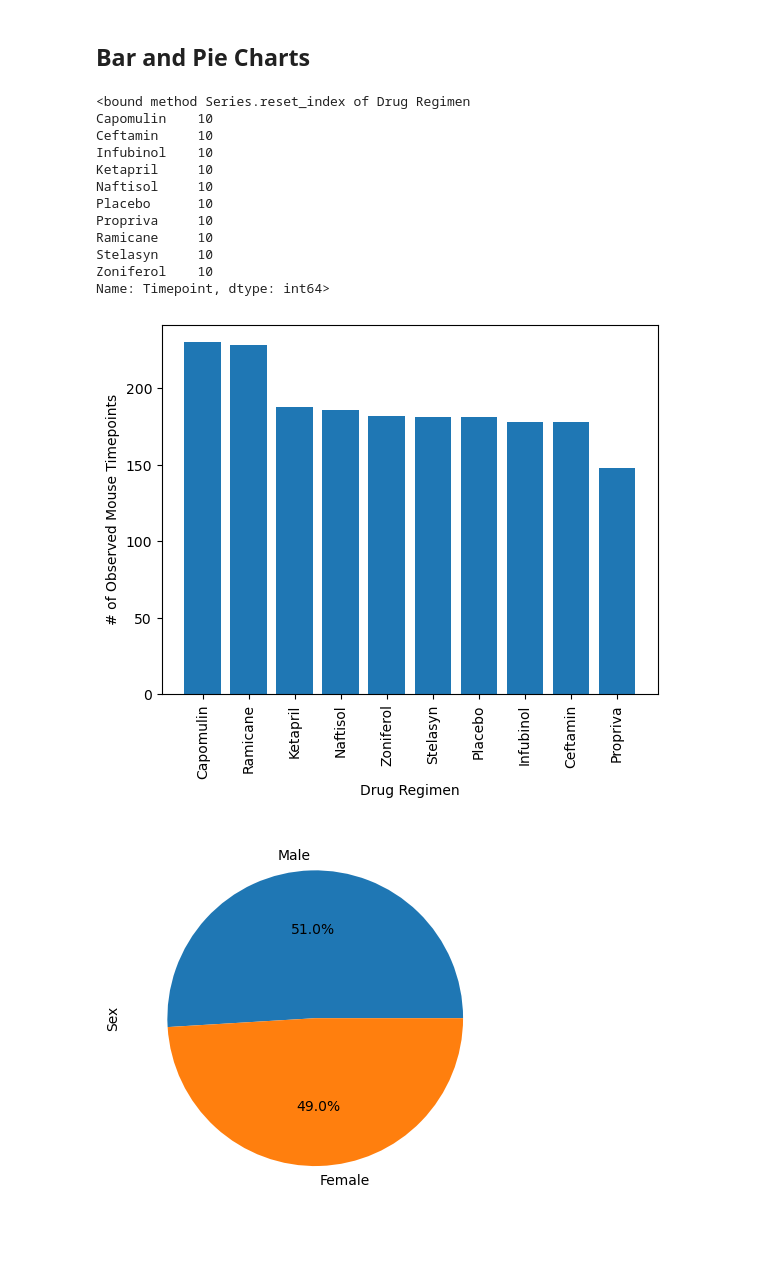
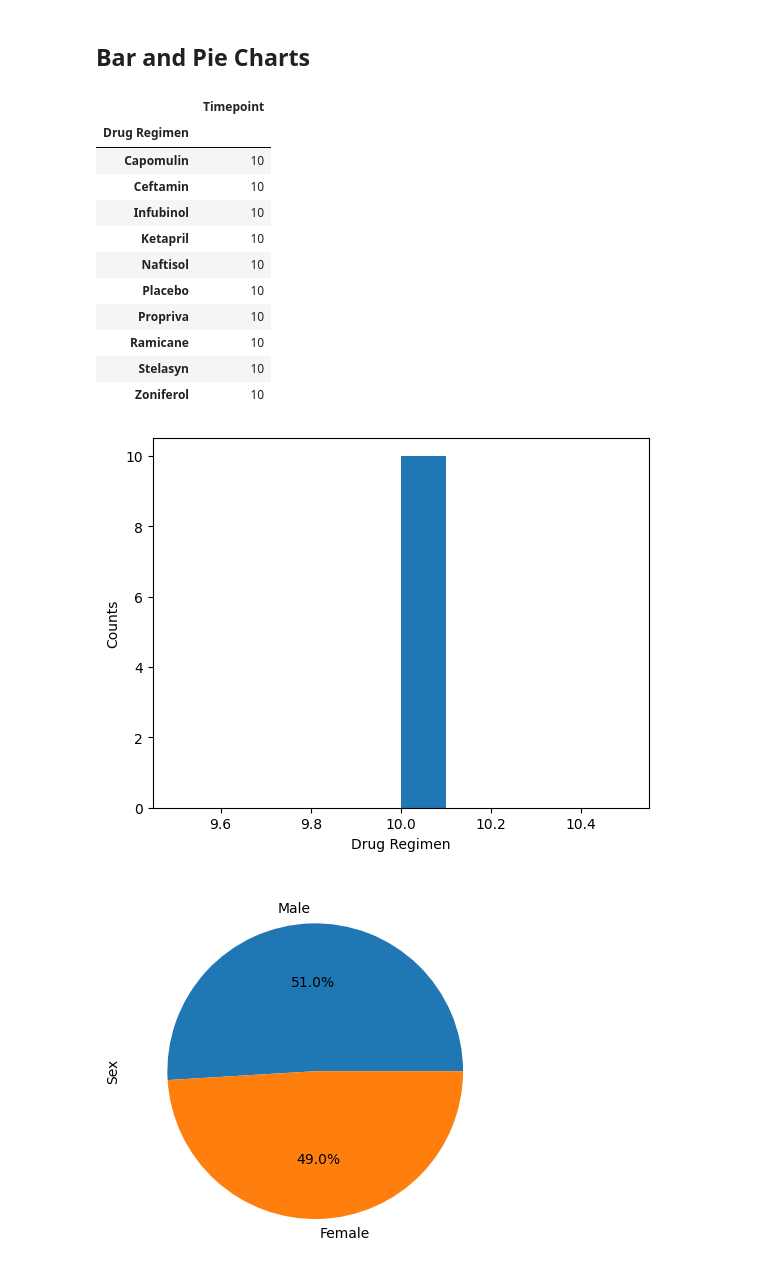
Before and after one commit to RickGrimesCodes/Module-5-Challenge, a Jupyter notebook: pymaceuticals_starter.ipynb, the cells around one changed output. Saved outputs shown, nothing was run; the diff lists cells and outputs as text; code cells hidden in the pictures; blank space fills up the shorter version.

```diff
--- a/pymaceuticals_starter.ipynb
+++ b/pymaceuticals_starter.ipynb
@@ -131,24 +131,29 @@ pymaceuticalsSummaryStatistics
 # %%
 # Generate a bar plot showing the total number of rows (Mouse ID/Timepoints) for each drug regimen using Pandas.
 timepointPerDrug = pymaceuticalsClean.groupby(["Drug Regimen"])["Timepoint"].nunique()
-timepointPerDrug =
+timepointPerDrug = pd.DataFrame(timepointPerDrug)
+timepointPerDrug
 # %% [output]
-<bound method Series.reset_index of Drug Regimen
-Capomulin    10
-Ceftamin     10
-Infubinol    10
-Ketapril     10
-Naftisol     10
-Placebo      10
-Propriva     10
-Ramicane     10
-Stelasyn     10
-Zoniferol    10
-Name: Timepoint, dtype: int64>
+|  | Timepoint |
+| Drug Regimen |  |
+| Capomulin | 10 |
+| Ceftamin | 10 |
+| Infubinol | 10 |
+| Ketapril | 10 |
+| Naftisol | 10 |
+| Placebo | 10 |
+| Propriva | 10 |
+| Ramicane | 10 |
+| Stelasyn | 10 |
+| Zoniferol | 10 |
 # %%
 # Generate a bar plot showing the total number of rows (Mouse ID/Timepoints) for each drug regimen using pyplot.
+plt.xticks(timepointPerDrug)
+plt.xlabel('Drug Regimen')
+plt.ylabel('Counts')
+plt.show()
 # %% [output]
-[figure, old version]
+[figure, new version]
 # %%
 # Generate a pie plot showing the distribution of female versus male mice using Pandas
 # %% [output]
```
